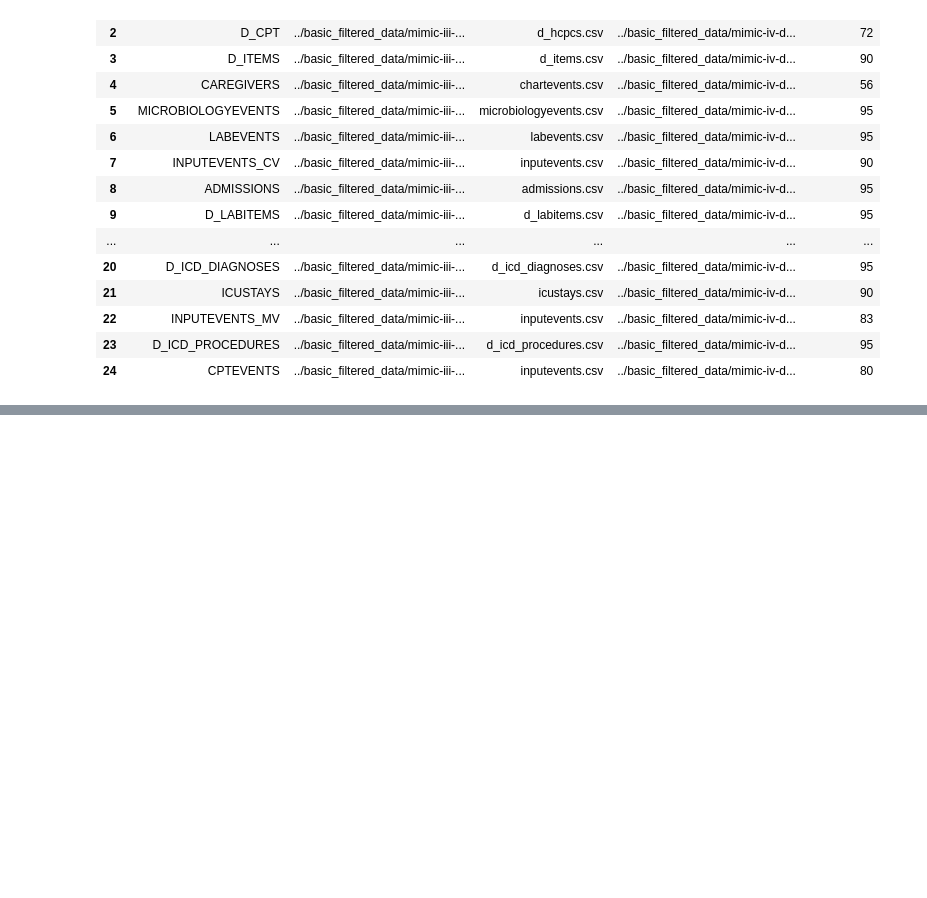
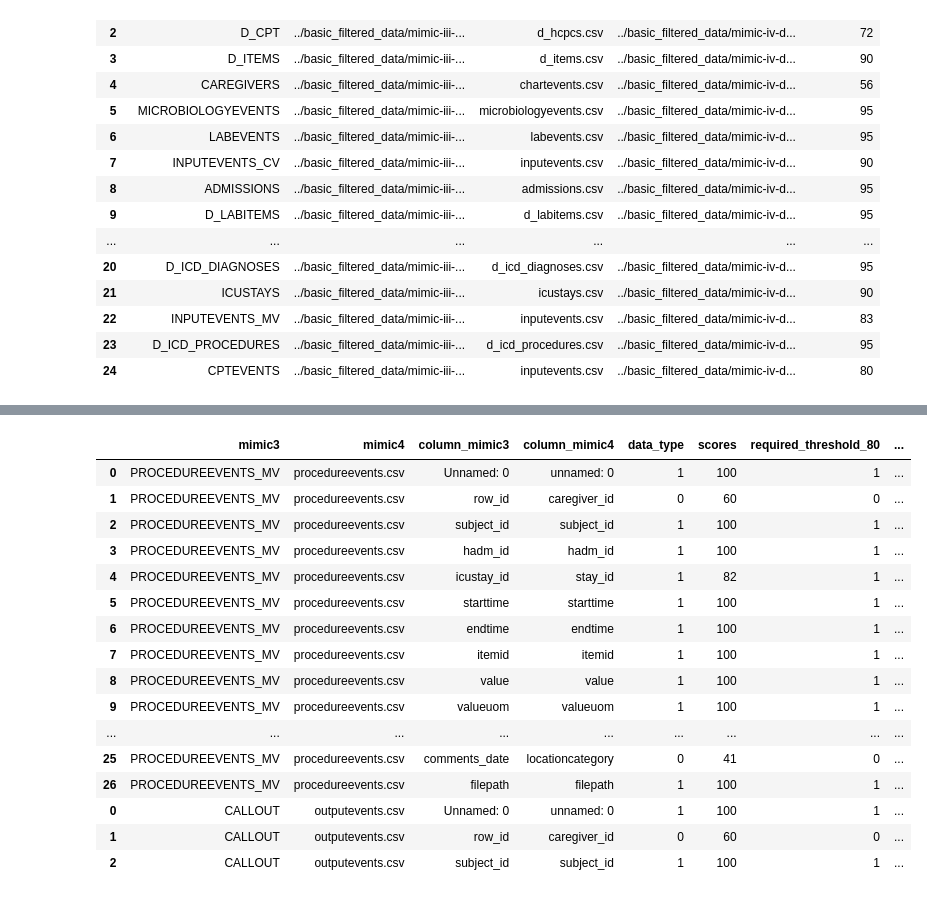
Before and after one commit to a4lamber/aws-s3, a Jupyter notebook: mimic_data_model/mimic_compare.ipynb, the cells around one changed output, grey strips where cells are left out. Drawn from its saved outputs; the diff is of its cells as text; code cells hidden in the pictures; blank space fills up the shorter version.

Commit message:
update subject distro and fuzzymatch

```diff
--- a/mimic_data_model/mimic_compare.ipynb
+++ b/mimic_data_model/mimic_compare.ipynb
@@ -253,6 +260,3 @@ df_table_matches
 | 22 | INPUTEVENTS_MV | ../basic_filtered_data/mimic-iii-... | inputevents.csv | ../basic_filtered_data/mimic-iv-d... | 83 |
 | 23 | D_ICD_PROCEDURES | ../basic_filtered_data/mimic-iii-... | d_icd_procedures.csv | ../basic_filtered_data/mimic-iv-d... | 95 |
 | 24 | CPTEVENTS | ../basic_filtered_data/mimic-iii-... | inputevents.csv | ../basic_filtered_data/mimic-iv-d... | 80 |
-# %%
-for i,row in df_table_matches.iterrows():
-    print(row[1])
@@ -285,13 +262,0 @@ df_table_matches.columns.to_list()
-# %%
-# O(n2) fuzzy compare
-print("mimic 3 PROCEDUREEVENTS_MV -> mimic 4 procedureevents.csv (confidence ratio)")
-print("--------------------------------------")
-for item1 in list1:
-    best_match = None
-    best_ratio = 0
-    for item2 in list2:
-        ratio = fuzz.ratio(item1.lower(), item2.lower())
-        if ratio > best_ratio:
-            best_ratio = ratio
-            best_match = item2
-    print(f"{item1} -> {best_match} ({best_ratio}%)")
@@ -315,0 +301,60 @@ comments_date -> locationcategory (41%)
+# %%
+def get_columns(tables_mimic3,tables_mimic4,meta_mimic3,meta_mimic4,threshold = 80):
+
+    table_match = dict(zip(tables_mimic3,tables_mimic4))
+
+    df_result = pd.DataFrame()
+
+    # unpack the table name in mimic 3 and 4 for comparison
+    for table_mimic3,table_mimic4 in table_match.items():
+        # print(list(meta_mimic3[table_mimic3].keys()))
+        columns_mimic3,columns_mimic4,scores = find_best_matches(list(meta_mimic3[table_mimic3].keys()),
+                                  list(meta_mimic4[table_mimic4].keys()))
+
+        # find the datatype from mimic3
+        datatype = [meta_mimic3[table_mimic3][column] for column in columns_mimic3]
+        required = [1 if x > threshold else 0 for x in scores]
+
+
+        df = pd.DataFrame(
+            {
+                "mimic3" : [table_mimic3 for i in range(len(columns_mimic3))],
+                "mimic4" : [table_mimic4 for i in range(len(columns_mimic4))],
+                "column_mimic3" : columns_mimic3,
+                "column_mimic4" : columns_mimic4,
+                "data_type": required,
+                "scores" : scores,
+                "required_threshold_" +str(threshold) : required,
+                "mimic3_filepath": [meta_mimic3[table_mimic3]["filepath"] for i in range(len(columns_mimic3))],
+                "mimic4_filepath": [meta_mimic4[table_mimic4]["filepath"] for i in range(len(columns_mimic4))],
+            }
+        )
+
+
+
+        df_result = pd.concat([df_result,df],axis = 0)
+    return df_result
+
+df = get_columns(df_table_matches["table_mimic_3"].to_list(),
+            df_table_matches["table_mimic_4"].to_list(),
+            mimic_3,
+            mimic_4)
+df.head(30)
+# %% [output]
+|  | mimic3 | mimic4 | column_mimic3 | column_mimic4 | data_type | scores | required_threshold_80 | ... |
+| 0 | PROCEDUREEVENTS_MV | procedureevents.csv | Unnamed: 0 | unnamed: 0 | 1 | 100 | 1 | ... |
+| 1 | PROCEDUREEVENTS_MV | procedureevents.csv | row_id | caregiver_id | 0 | 60 | 0 | ... |
+| 2 | PROCEDUREEVENTS_MV | procedureevents.csv | subject_id | subject_id | 1 | 100 | 1 | ... |
+| 3 | PROCEDUREEVENTS_MV | procedureevents.csv | hadm_id | hadm_id | 1 | 100 | 1 | ... |
+| 4 | PROCEDUREEVENTS_MV | procedureevents.csv | icustay_id | stay_id | 1 | 82 | 1 | ... |
+| 5 | PROCEDUREEVENTS_MV | procedureevents.csv | starttime | starttime | 1 | 100 | 1 | ... |
+| 6 | PROCEDUREEVENTS_MV | procedureevents.csv | endtime | endtime | 1 | 100 | 1 | ... |
+| 7 | PROCEDUREEVENTS_MV | procedureevents.csv | itemid | itemid | 1 | 100 | 1 | ... |
+| 8 | PROCEDUREEVENTS_MV | procedureevents.csv | value | value | 1 | 100 | 1 | ... |
+| 9 | PROCEDUREEVENTS_MV | procedureevents.csv | valueuom | valueuom | 1 | 100 | 1 | ... |
+| ... | ... | ... | ... | ... | ... | ... | ... | ... |
+| 25 | PROCEDUREEVENTS_MV | procedureevents.csv | comments_date | locationcategory | 0 | 41 | 0 | ... |
+| 26 | PROCEDUREEVENTS_MV | procedureevents.csv | filepath | filepath | 1 | 100 | 1 | ... |
+| 0 | CALLOUT | outputevents.csv | Unnamed: 0 | unnamed: 0 | 1 | 100 | 1 | ... |
+| 1 | CALLOUT | outputevents.csv | row_id | caregiver_id | 0 | 60 | 0 | ... |
+| 2 | CALLOUT | outputevents.csv | subject_id | subject_id | 1 | 100 | 1 | ... |
```
Also changed, not shown: parts of 6 cells of this notebook, 9 other files.
